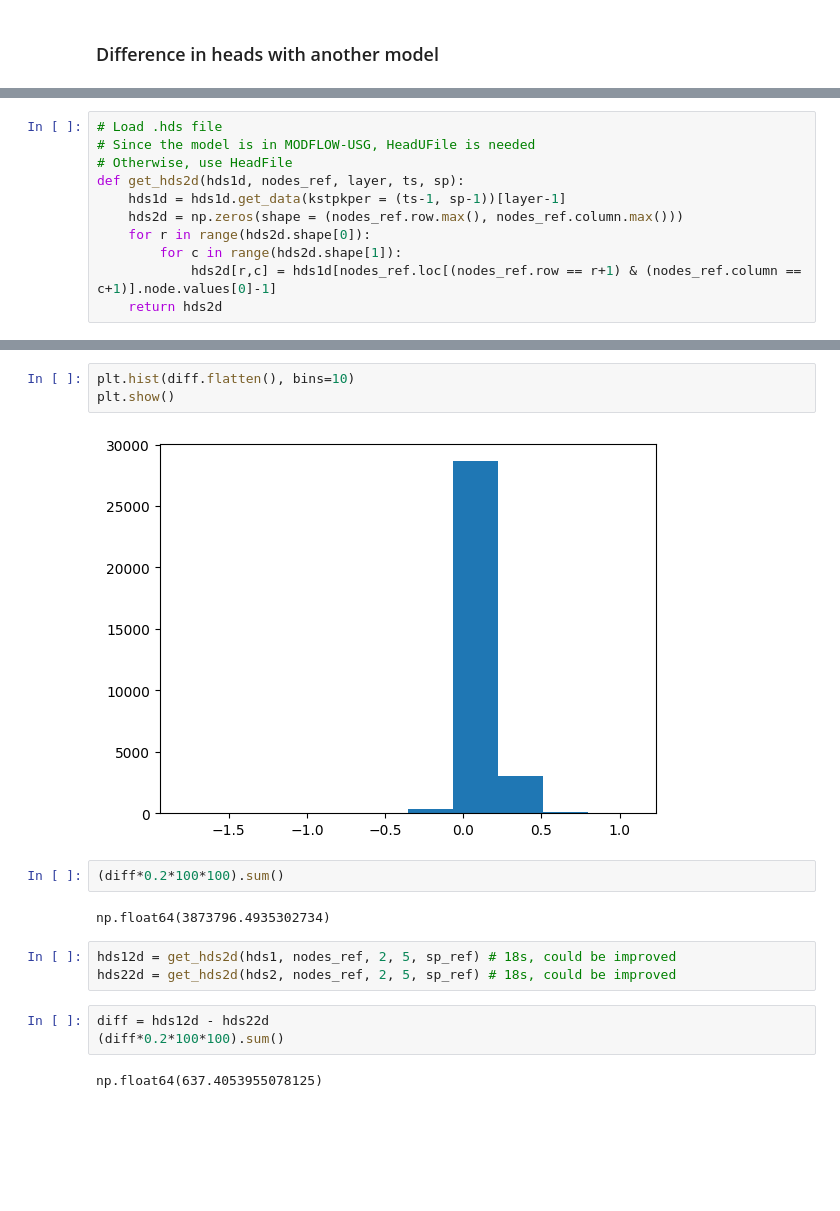
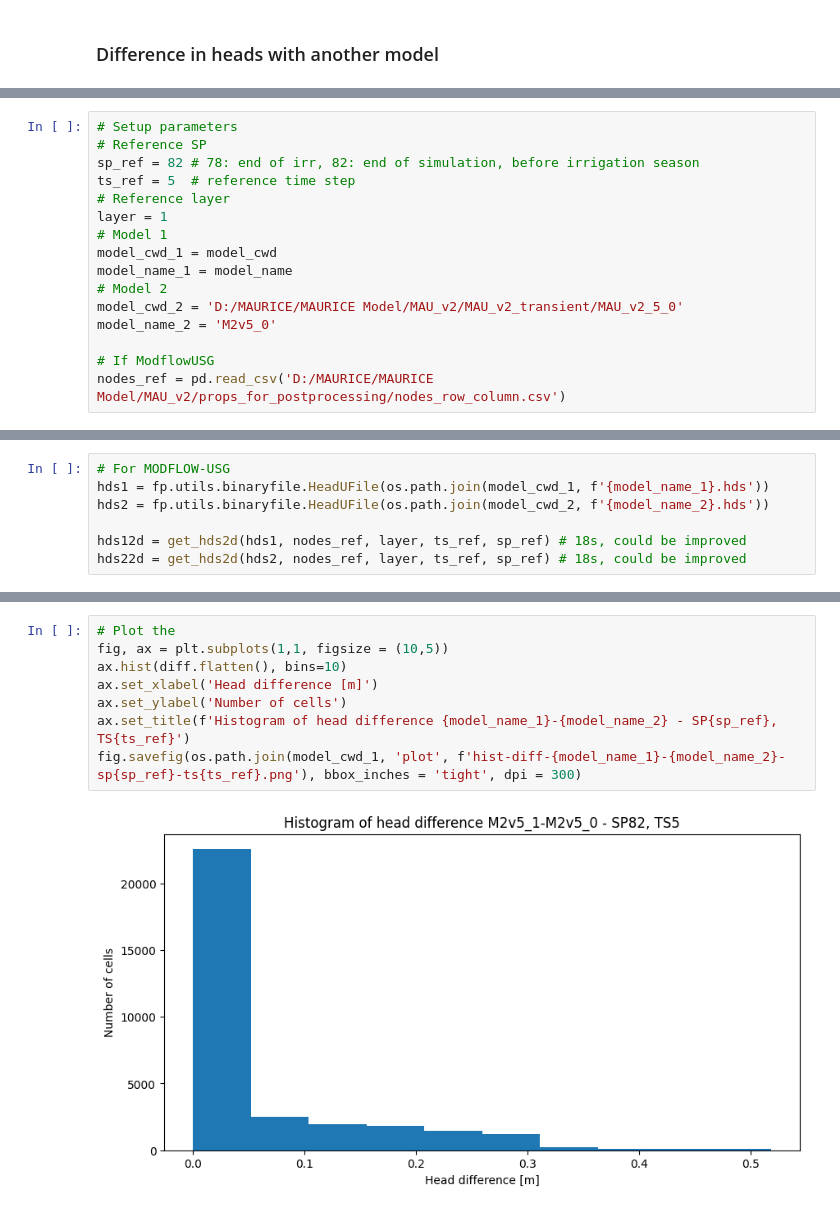
Before and after one commit to paolchol/hm, a Jupyter notebook: MAURICE/transient_model_utilities/read-output-model-usg.ipynb, the cells around one changed output, grey strips where cells are left out. Cells and saved outputs as stored; diff of their text form; blank space fills up the shorter version.

```diff
--- a/MAURICE/transient_model_utilities/read-output-model-usg.ipynb
+++ b/MAURICE/transient_model_utilities/read-output-model-usg.ipynb
@@ -229,0 +206,16 @@ nodes_ref = pd.read_csv('D:/MAURICE/MAURICE Model/MAU_v2/props_for_postprocessin
+# %%
+# Setup parameters
+# Reference SP
+sp_ref = 82 # 78: end of irr, 82: end of simulation, before irrigation season
+ts_ref = 5  # reference time step
+# Reference layer
+layer = 1
+# Model 1
+model_cwd_1 = model_cwd
+model_name_1 = model_name
+# Model 2
+model_cwd_2 = 'D:/MAURICE/MAURICE Model/MAU_v2/MAU_v2_transient/MAU_v2_5_0'
+model_name_2 = 'M2v5_0'
+
+# If ModflowUSG
+nodes_ref = pd.read_csv('D:/MAURICE/MAURICE Model/MAU_v2/props_for_postprocessing/nodes_row_column.csv')
@@ -230,11 +249,7 @@ nodes_ref = pd.read_csv('D:/MAURICE/MAURICE Model/MAU_v2/props_for_postprocessin
 # %%
-# Load .hds file
-# Since the model is in MODFLOW-USG, HeadUFile is needed
-# Otherwise, use HeadFile
-def get_hds2d(hds1d, nodes_ref, layer, ts, sp):
-    hds1d = hds1d.get_data(kstpkper = (ts-1, sp-1))[layer-1]
-    hds2d = np.zeros(shape = (nodes_ref.row.max(), nodes_ref.column.max()))
-    for r in range(hds2d.shape[0]):
-        for c in range(hds2d.shape[1]):
-            hds2d[r,c] = hds1d[nodes_ref.loc[(nodes_ref.row == r+1) & (nodes_ref.column == c+1)].node.values[0]-1]
-    return hds2d
+# For MODFLOW-USG
+hds1 = fp.utils.binaryfile.HeadUFile(os.path.join(model_cwd_1, f'{model_name_1}.hds'))
+hds2 = fp.utils.binaryfile.HeadUFile(os.path.join(model_cwd_2, f'{model_name_2}.hds'))
+
+hds12d = get_hds2d(hds1, nodes_ref, layer, ts_ref, sp_ref) # 18s, could be improved
+hds22d = get_hds2d(hds2, nodes_ref, layer, ts_ref, sp_ref) # 18s, could be improved
@@ -254,17 +273,10 @@ plt.imshow(diff)
 # %%
-plt.hist(diff.flatten(), bins=10)
-plt.show()
+# Plot the
+fig, ax = plt.subplots(1,1, figsize = (10,5))
+ax.hist(diff.flatten(), bins=10)
+ax.set_xlabel('Head difference [m]')
+ax.set_ylabel('Number of cells')
+ax.set_title(f'Histogram of head difference {model_name_1}-{model_name_2} - SP{sp_ref}, TS{ts_ref}')
+fig.savefig(os.path.join(model_cwd_1, 'plot', f'hist-diff-{model_name_1}-{model_name_2}-sp{sp_ref}-ts{ts_ref}.png'), bbox_inches = 'tight', dpi = 300)
 # %% [output]
-[figure, old version]
+[figure, new version]
-# %%
-(diff*0.2*100*100).sum()
-# %% [output]
-np.float64(3873796.4935302734)
-# %%
-hds12d = get_hds2d(hds1, nodes_ref, 2, 5, sp_ref) # 18s, could be improved
-hds22d = get_hds2d(hds2, nodes_ref, 2, 5, sp_ref) # 18s, could be improved
-# %%
-diff = hds12d - hds22d
-(diff*0.2*100*100).sum()
-# %% [output]
-np.float64(637.4053955078125)
```
Also changed, not shown: parts of 32 cells of this notebook.
